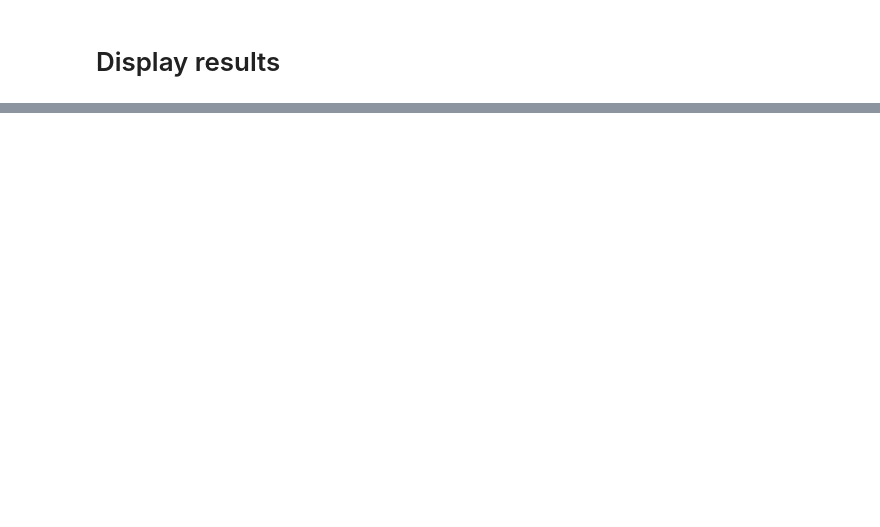
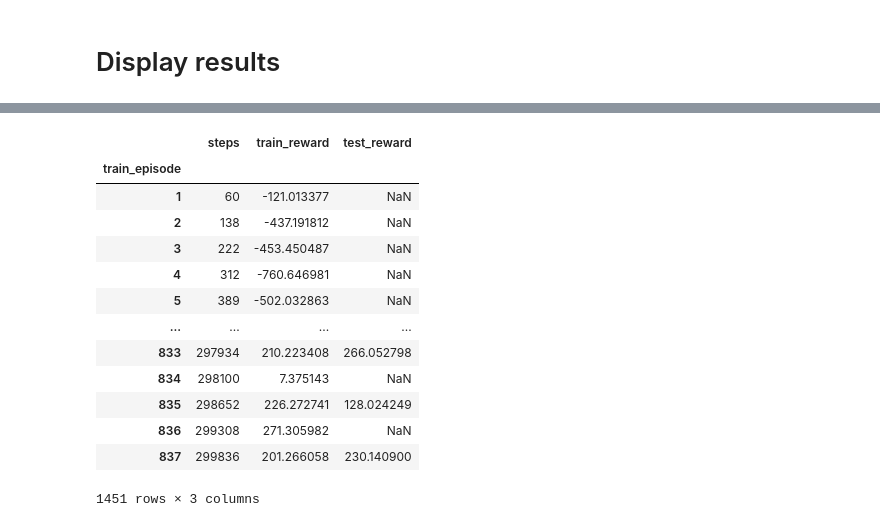
Before and after one commit to allglc/drl, a Jupyter notebook: code/DDPG_LunarLander.ipynb, the cells around one changed output, grey strips where cells are left out. Cells and saved outputs as stored; diff of their text form; code cells hidden in the pictures; blank space fills up the shorter version.

```diff
--- a/code/DDPG_LunarLander.ipynb
+++ b/code/DDPG_LunarLander.ipynb
@@ -158,0 +135,17 @@ plt.savefig(path_results_exp / 'training_curve.png', transparent=False)
+# %%
+monitor_train
+# %% [output]
+|  | steps | train_reward | test_reward |
+| train_episode |  |  |  |
+| 1 | 60 | -121.013377 | NaN |
+| 2 | 138 | -437.191812 | NaN |
+| 3 | 222 | -453.450487 | NaN |
+| 4 | 312 | -760.646981 | NaN |
+| 5 | 389 | -502.032863 | NaN |
+| ... | ... | ... | ... |
+| 833 | 297934 | 210.223408 | 266.052798 |
+| 834 | 298100 | 7.375143 | NaN |
+| 835 | 298652 | 226.272741 | 128.024249 |
+| 836 | 299308 | 271.305982 | NaN |
+| 837 | 299836 | 201.266058 | 230.140900 |
+1451 rows × 3 columns
```
Also changed, not shown: parts of 5 cells of this notebook, 1 other file.
